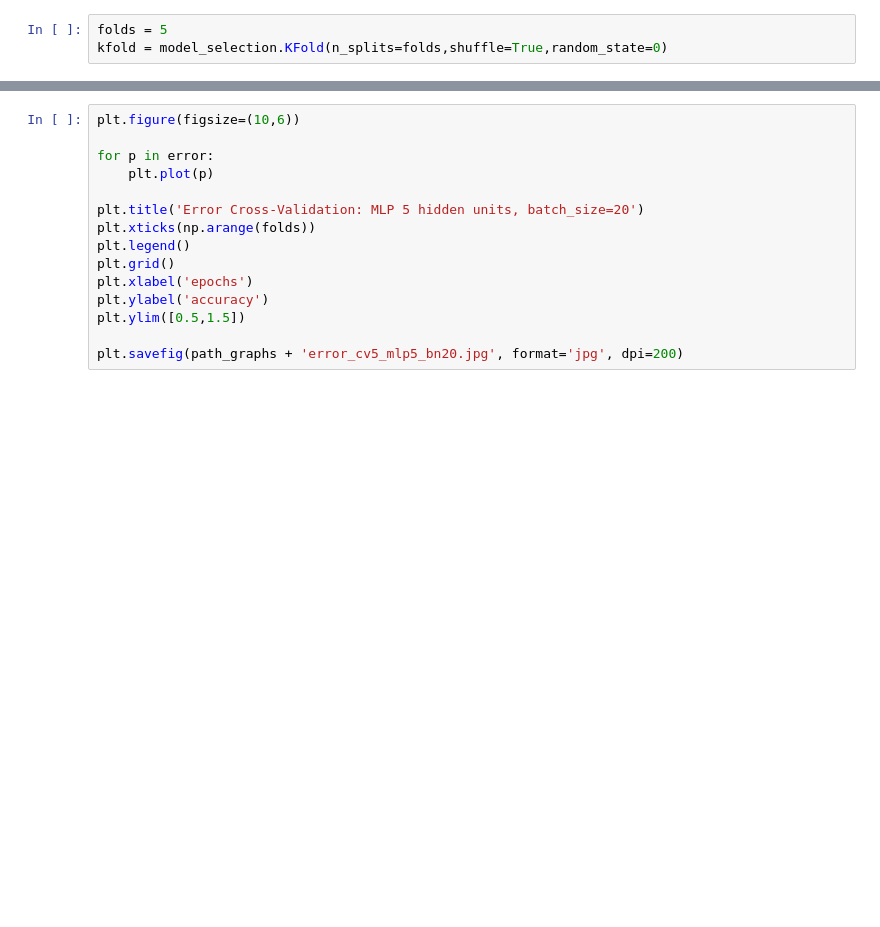
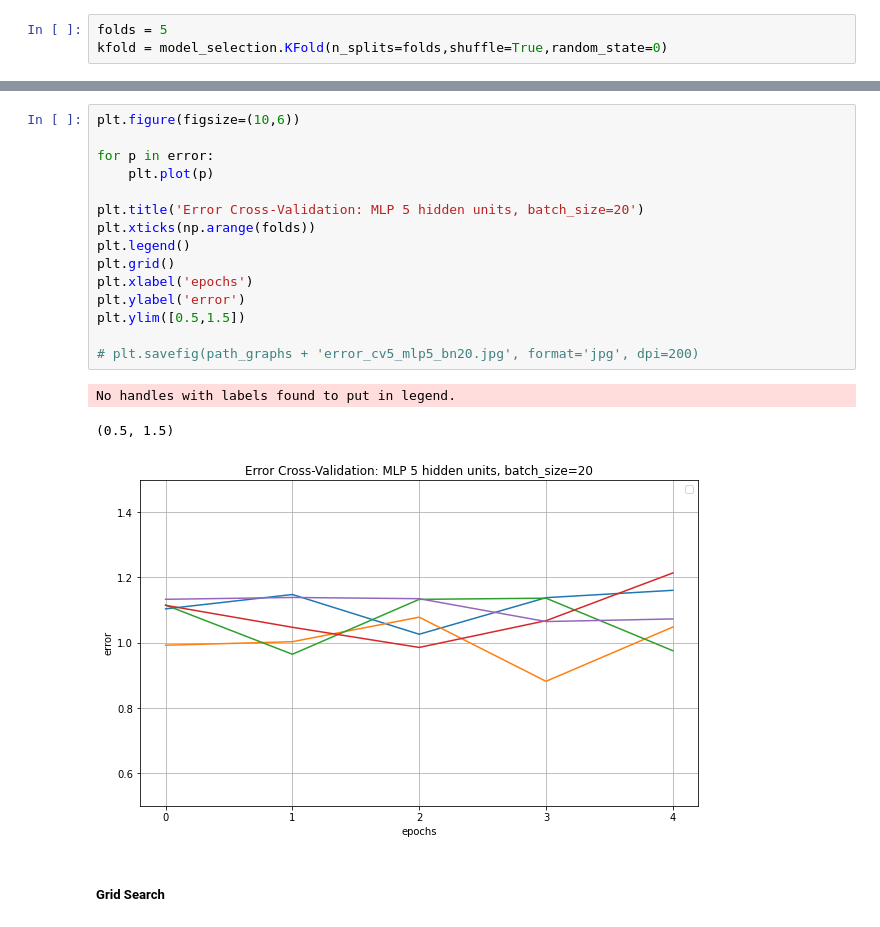
Before and after one commit to prunonos/football_analytics, a Jupyter notebook: code/experiments_MLP.ipynb, the cells around one changed output, grey strips where cells are left out. Drawn from its saved outputs; the diff is of its cells as text; blank space fills up the shorter version.

```diff
--- a/code/experiments_MLP.ipynb
+++ b/code/experiments_MLP.ipynb
@@ -258,15 +354,21 @@ error, accuracy_train, accuracy_test = train_wCrossValidation(model,criterion, o
 # %%
 plt.figure(figsize=(10,6))
 
 for p in error:
     plt.plot(p)
 
 plt.title('Error Cross-Validation: MLP 5 hidden units, batch_size=20')
 plt.xticks(np.arange(folds))
 plt.legend()
 plt.grid()
 plt.xlabel('epochs')
-plt.ylabel('accuracy')
+plt.ylabel('error')
 plt.ylim([0.5,1.5])
 
-plt.savefig(path_graphs + 'error_cv5_mlp5_bn20.jpg', format='jpg', dpi=200)
+# plt.savefig(path_graphs + 'error_cv5_mlp5_bn20.jpg', format='jpg', dpi=200)
+# %% [output]
+No handles with labels found to put in legend.
+(0.5, 1.5)
+[figure, added]
+# %% [markdown]
+##### Grid Search
```
Also changed, not shown: parts of 25 cells of this notebook, 5 other files.
